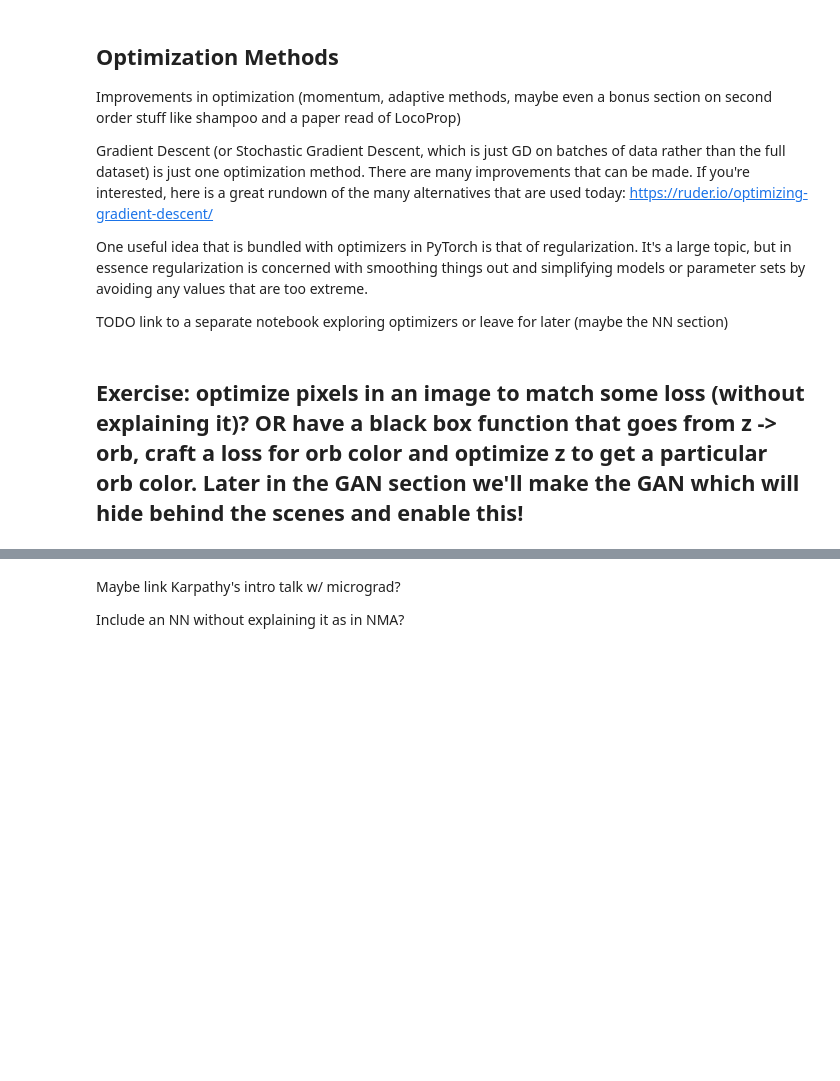
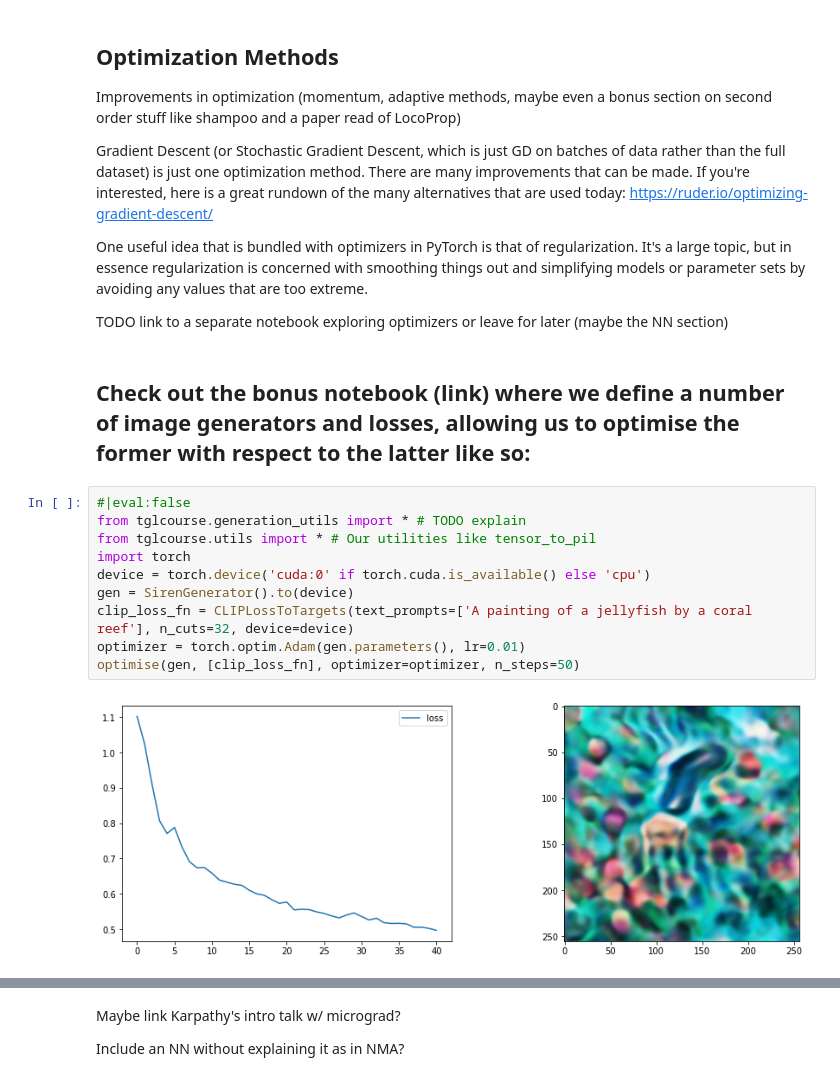
Before and after one commit to johnowhitaker/tglcourse, a Jupyter notebook: 02_Optimization.ipynb, the cells around one changed output, grey strips where cells are left out. Cells and saved outputs as stored; diff of their text form; blank space fills up the shorter version.

```diff
--- a/02_Optimization.ipynb
+++ b/02_Optimization.ipynb
@@ -223,4 +221,16 @@ One useful idea that is bundled with optimizers in PyTorch is that of regulariza
 
 TODO link to a separate notebook exploring optimizers or leave for later (maybe the NN section)
 # %% [markdown]
-## Exercise: optimize pixels in an image to match some loss (without explaining it)? OR have a black box function that goes from z -> orb, craft a loss for orb color and optimize z to get a particular orb color. Later in the GAN section we'll make the GAN which will hide behind the scenes and enable this!
+## Check out the bonus notebook (link) where we define a number of image generators and losses, allowing us to optimise the former with respect to the latter like so:
+# %%
+#|eval:false
+from tglcourse.generation_utils import * # TODO explain
+from tglcourse.utils import * # Our utilities like tensor_to_pil
+import torch
+device = torch.device('cuda:0' if torch.cuda.is_available() else 'cpu')
+gen = SirenGenerator().to(device)
+clip_loss_fn = CLIPLossToTargets(text_prompts=['A painting of a jellyfish by a coral reef'], n_cuts=32, device=device)
+optimizer = torch.optim.Adam(gen.parameters(), lr=0.01)
+optimise(gen, [clip_loss_fn], optimizer=optimizer, n_steps=50)
+# %% [output]
+[figure, added]
```
Also changed, not shown: parts of 10 cells of this notebook, 6 other files.
